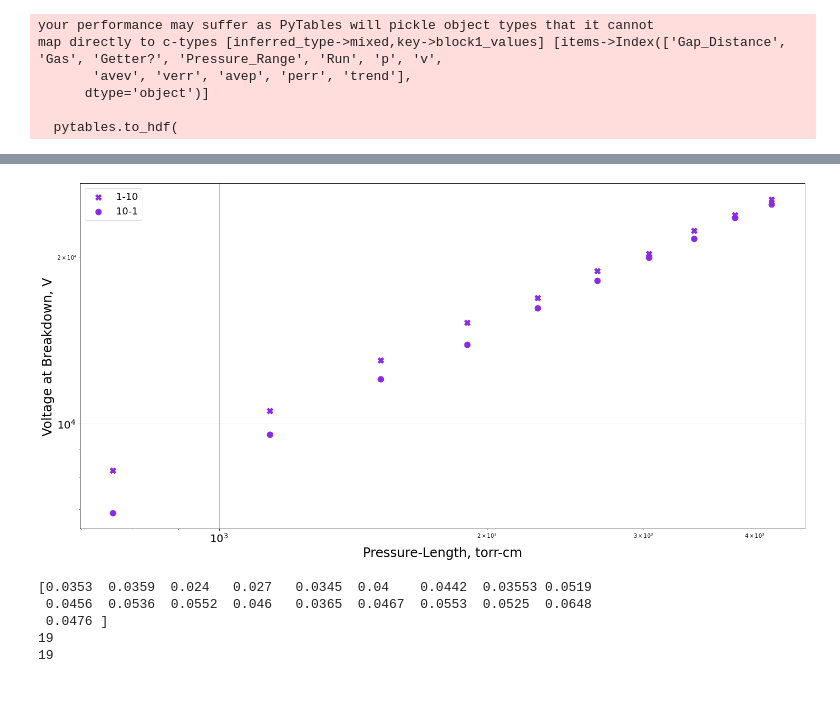
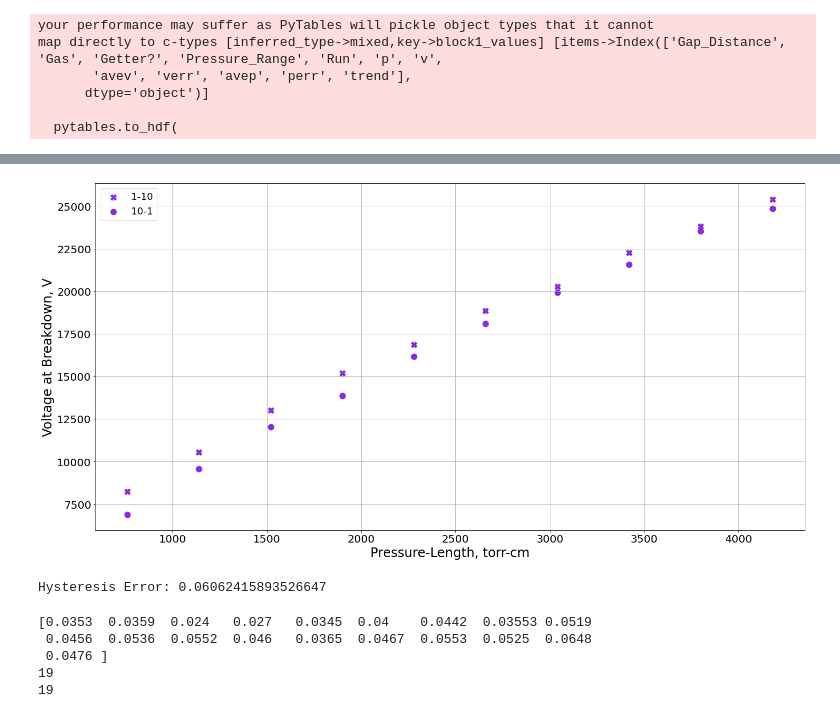
Before and after one commit to UTA-REST/HVBreakdown, a Jupyter notebook: HVplot.ipynb, the cells around one changed output, grey strips where cells are left out. Drawn from its saved outputs; the diff is of its cells as text; code cells hidden in the pictures.

```diff
--- a/HVplot.ipynb
+++ b/HVplot.ipynb
@@ -218,36 +218,41 @@ plt.show()
 # %%
 #Hysteresis Error
 fig, ax = plt.subplots()
 
 plt.scatter(dfp.loc[('Ar','5mm','GP','1'),'avep'],dfp.loc[('Ar','5mm','GP','1'),'avev'],color='blueviolet', marker='X', s=120, label='1-10')
 plt.scatter(dfp.loc[('Ar','5mm','GP','2'),'avep'],dfp.loc[('Ar','5mm','GP','2'),'avev'],color='blueviolet', marker='o', s=120, label='10-1')
 
 # ax.set_yscale('log')
 # ax.set_xscale('log')
 fig.set_figheight(10)
 fig.set_figwidth(20)
 
 plt.xlabel('Pressure-Length, torr-cm', fontsize=24)
 plt.ylabel('Voltage at Breakdown, V', fontsize=24)
 plt.legend(fontsize=18, loc="best")
 plt.xticks(fontsize=20)
 plt.yticks(fontsize=20)
 plt.grid()
 
 plt.tight_layout()
 
 plt.show()
 
 
 updat = np.array(dfp.loc[('Ar','5mm','GP','1'),'avev'])
 downdat = np.array(dfp.loc[('Ar','5mm','GP','2'),'avev'])
 ave = []
-hyst []
+hyst = []
 
 for i in range(len(updat)):
-    ave.append((updat[i]+downdat[i]))
+    ave.append((updat[i]+downdat[i])/2)
+    hyst.append((updat[i]-downdat[i])/ave[i])
+
+hysterr = np.mean(hyst, axis=0)
+print('Hysteresis Error:', hysterr)
 # %% [output]
-[figure, old version]
+[figure, new version]
+Hysteresis Error: 0.06062415893526647
 # %%
 p = np.arange(.4, 1e4, .01)
 d = 1
```
Also changed, not shown: parts of 12 cells of this notebook.
